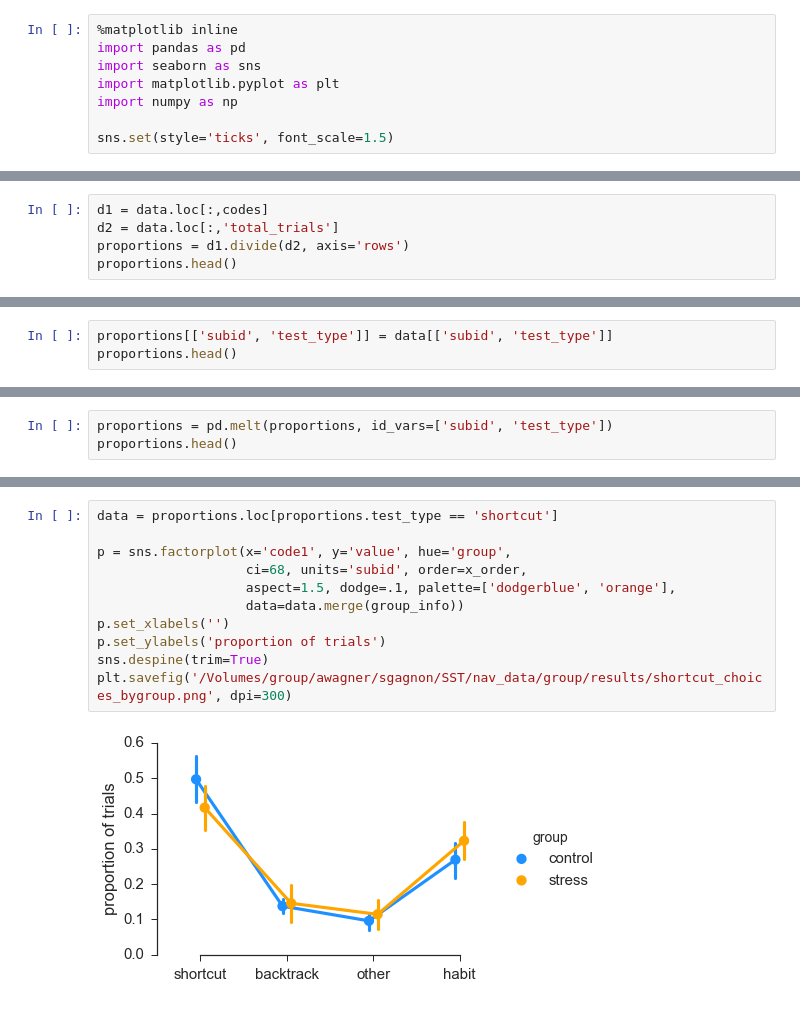
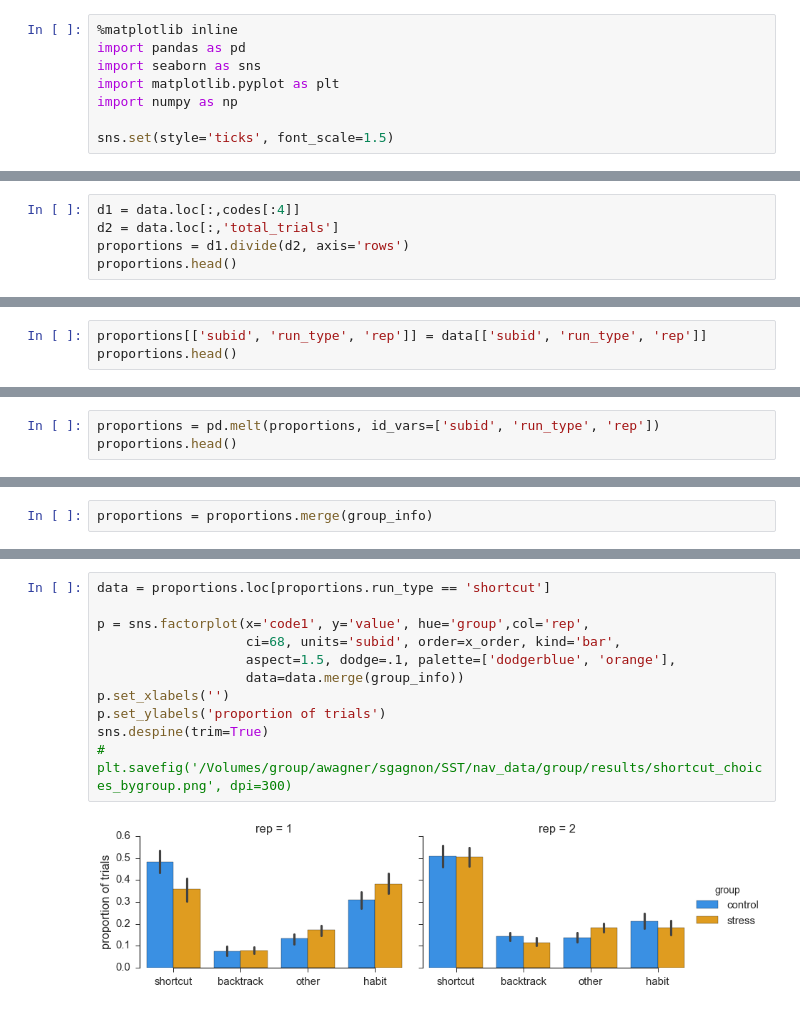
Before and after one commit to thackerybrown/SST, a Jupyter notebook: analysis/Routecoding_byrater.ipynb, the cells around one changed output, grey strips where cells are left out. Cells and saved outputs as stored; diff of their text form.

Commit message:
Analyze data

```diff
--- a/analysis/Routecoding_byrater.ipynb
+++ b/analysis/Routecoding_byrater.ipynb
@@ -71,5 +75,5 @@ data.head()
 # %%
-d1 = data.loc[:,codes]
+d1 = data.loc[:,codes[:4]]
 d2 = data.loc[:,'total_trials']
 proportions = d1.divide(d2, axis='rows')
 proportions.head()
@@ -83,4 +87,4 @@ proportions.head()
 # %%
-proportions[['subid', 'test_type']] = data[['subid', 'test_type']]
+proportions[['subid', 'run_type', 'rep']] = data[['subid', 'run_type', 'rep']]
 proportions.head()
 # %% [output]
@@ -93,4 +97,4 @@ proportions.head()
 # %%
-proportions = pd.melt(proportions, id_vars=['subid', 'test_type'])
+proportions = pd.melt(proportions, id_vars=['subid', 'run_type', 'rep'])
 proportions.head()
 # %% [output]
@@ -102,0 +107,2 @@ proportions.head()
+# %%
+proportions = proportions.merge(group_info)
@@ -134,13 +175,13 @@ data.merge(group_info).groupby(['group', 'code1']).mean()
 # %%
-data = proportions.loc[proportions.test_type == 'shortcut']
+data = proportions.loc[proportions.run_type == 'shortcut']
 
-p = sns.factorplot(x='code1', y='value', hue='group',
-                   ci=68, units='subid', order=x_order,
+p = sns.factorplot(x='code1', y='value', hue='group',col='rep',
+                   ci=68, units='subid', order=x_order, kind='bar',
                    aspect=1.5, dodge=.1, palette=['dodgerblue', 'orange'],
                    data=data.merge(group_info))
 p.set_xlabels('')
 p.set_ylabels('proportion of trials')
 sns.despine(trim=True)
-plt.savefig('/Volumes/group/awagner/sgagnon/SST/nav_data/group/results/shortcut_choices_bygroup.png', dpi=300)
+# plt.savefig('/Volumes/group/awagner/sgagnon/SST/nav_data/group/results/shortcut_choices_bygroup.png', dpi=300)
 # %% [output]
-[figure, old version]
+[figure, new version]
```
Also changed, not shown: parts of 18 cells of this notebook, 10 other files.
